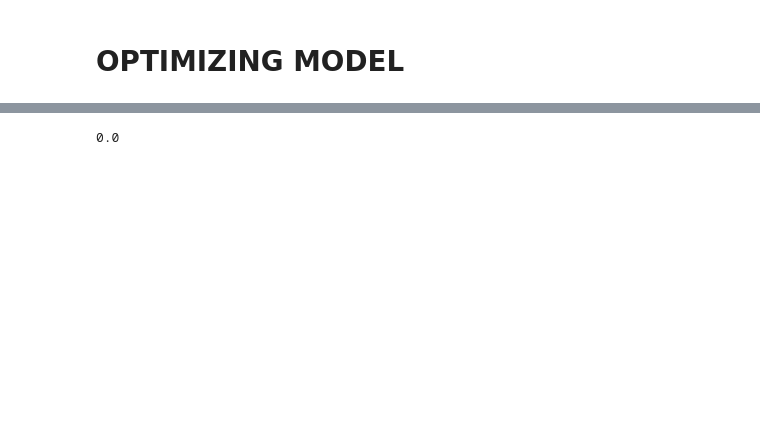
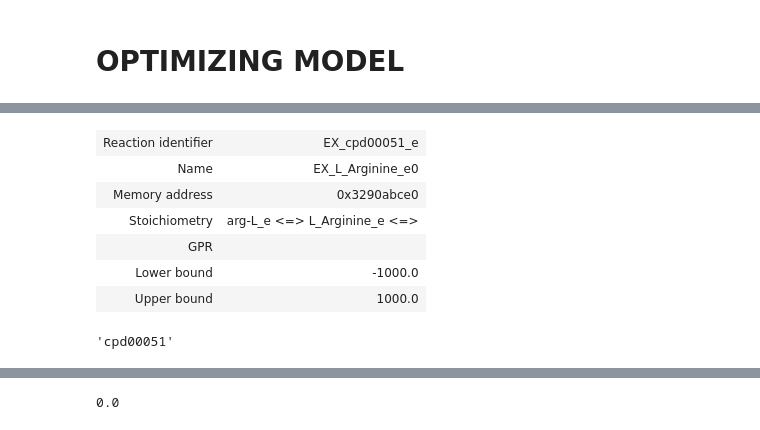
Before and after one commit to CRISPR-CARB/Rhodobacter_sphaeroides_GEMs, a Jupyter notebook: Notebooks/iRsp1140_add_CCN_reactions.ipynb, the cells around one changed output, grey strips where cells are left out. Drawn from its saved outputs; the diff is of its cells as text; code cells hidden in the pictures; blank space fills up the shorter version.

```diff
--- a/Notebooks/iRsp1140_add_CCN_reactions.ipynb
+++ b/Notebooks/iRsp1140_add_CCN_reactions.ipynb
@@ -48,0 +116,15 @@ Optimal solution with objective value 122.059
+# %%
+model.reactions.get_by_id('EX_cpd00051_e')
+# %% [output]
+| Reaction identifier | EX_cpd00051_e |
+| Name | EX_L_Arginine_e0 |
+| Memory address | 0x3290abce0 |
+| Stoichiometry | arg-L_e <=> L_Arginine_e <=> |
+| GPR |  |
+| Lower bound | -1000.0 |
+| Upper bound | 1000.0 |
+# %%
+cpd = 'EX_cpd00051_e'
+cpd.split('_')[1]
+# %% [output]
+'cpd00051'
```
Also changed, not shown: parts of 10 cells of this notebook.
